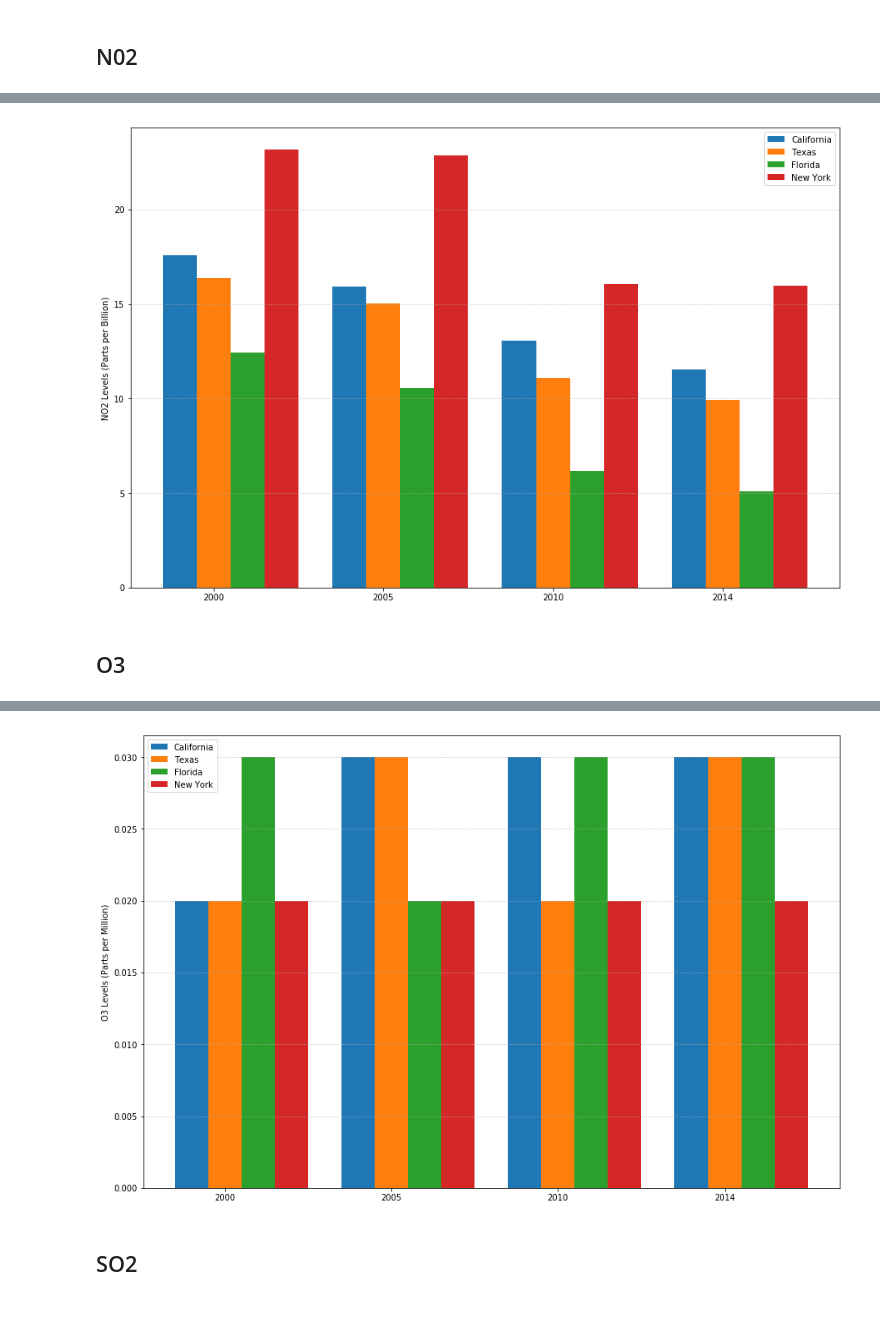
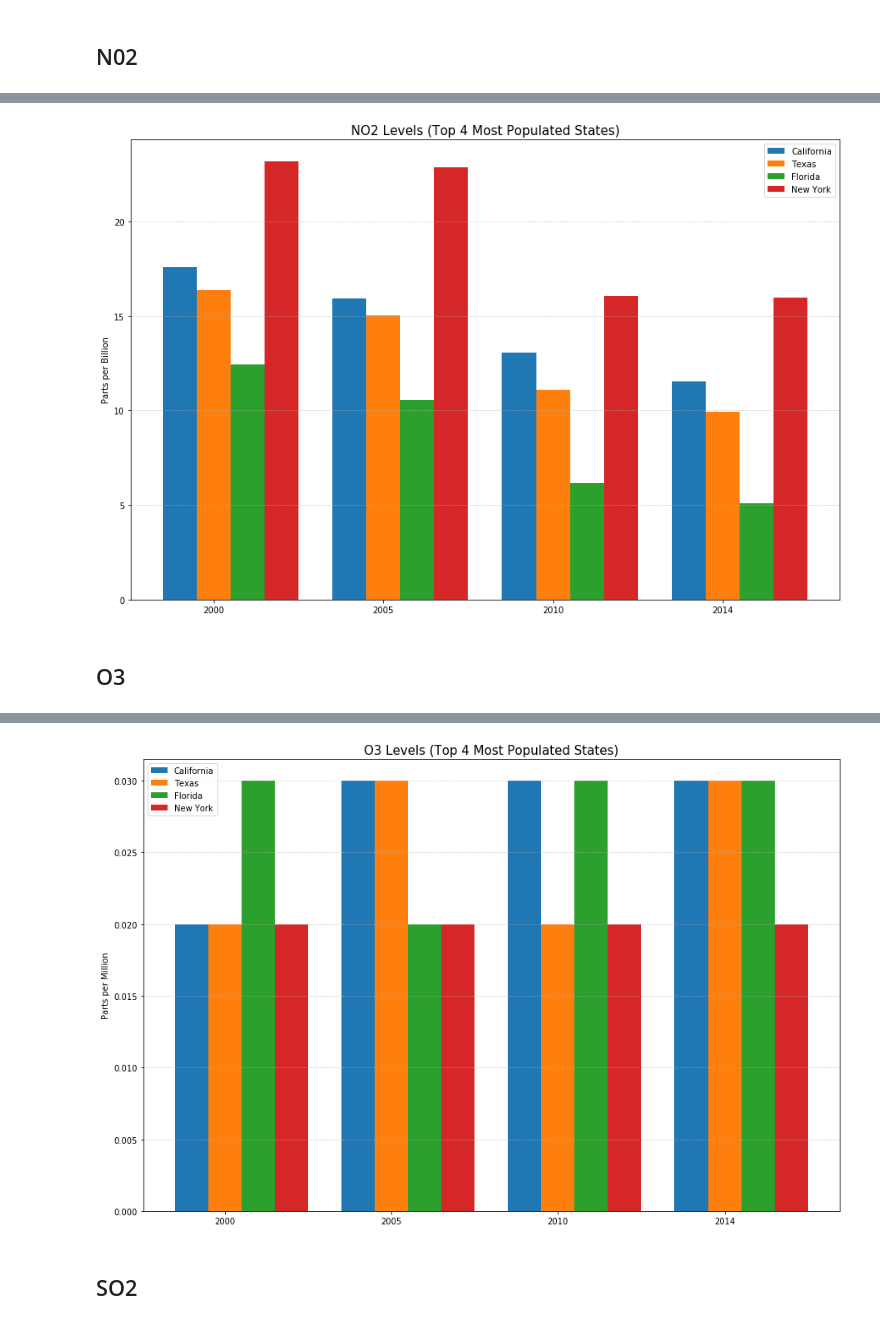
Before and after one commit to sangchoi93/US_Pollution, a Jupyter notebook: US_Pollution_Graphs.ipynb, the cells around one changed output, grey strips where cells are left out. Cells and saved outputs as stored; diff of their text form; code cells hidden in the pictures.

```diff
--- a/US_Pollution_Graphs.ipynb
+++ b/US_Pollution_Graphs.ipynb
@@ -338,7 +338,7 @@ b2 = ax.bar(ind+width, df_poll_TX['NO2 Mean'], width, color='C1')
 b3 = ax.bar(ind+width*2, df_poll_FL['NO2 Mean'], width, color='C2')
 b4 = ax.bar(ind+width*3, df_poll_NY['NO2 Mean'], width, color='C3')
 
-ax.set_ylabel('NO2 Levels (Parts per Billion)')
+ax.set_ylabel('Parts per Billion')
 ax.set_xticks(ind+width)
 ax.set_xticklabels( ('2000', '2005', '2010', '2014') )
 ax.legend( (b1[0], b2[0], b3[0], b4[0]), ('California', 'Texas', 'Florida', 'New York' ) )
@@ -354,10 +354,10 @@ autolabel(b2)
 autolabel(b3)
 autolabel(b4)
 fig.set_size_inches(15, 10, forward=True)
-
+ax.set_title('NO2 Levels (Top 4 Most Populated States)', fontsize= 15)
 plt.show()
 # %% [output]
-[figure, old version]
+[figure, new version]
 # %% [markdown]
 ## O3
 # %%
@@ -431,34 +431,34 @@ iplot(fig, filename = '2014_O3_Poll_Levels')
 # %%
 ind = np.arange(4)
 width = 0.2
 fig = plt.figure()
 ax = fig.add_subplot(111)
 plt.grid(which='major',axis='y', linestyle=':')
 b1 = ax.bar(ind, df_poll_CA['O3 Mean'], width, color='C0')
 b2 = ax.bar(ind+width, df_poll_TX['O3 Mean'], width, color='C1')
 b3 = ax.bar(ind+width*2, df_poll_FL['O3 Mean'], width, color='C2')
 b4 = ax.bar(ind+width*3, df_poll_NY['O3 Mean'], width, color='C3')
 
-ax.set_ylabel('O3 Levels (Parts per Million)')
+ax.set_ylabel('Parts per Million')
 ax.set_xticks(ind+width)
 ax.set_xticklabels( ('2000', '2005', '2010', '2014') )
 ax.legend( (b1[0], b2[0], b3[0], b4[0]), ('California', 'Texas', 'Florida', 'New York' ) )
 
 def autolabel(rects):
     for rect in rects:
         h = rect.get_height()
         #ax.text(rect.get_x()+rect.get_width()/2., 1.01*h, '%d'%int(h),
         #        ha='center', va='bottom')
 
 autolabel(b1)
 autolabel(b2)
 autolabel(b3)
 autolabel(b4)
 fig.set_size_inches(15, 10, forward=True)
-
+ax.set_title('O3 Levels (Top 4 Most Populated States)', fontsize= 15)
 plt.show()
 # %% [output]
-[figure, old version]
+[figure, new version]
 # %% [markdown]
 ## SO2
 # %%
```
Also changed, not shown: parts of 3 cells of this notebook.
